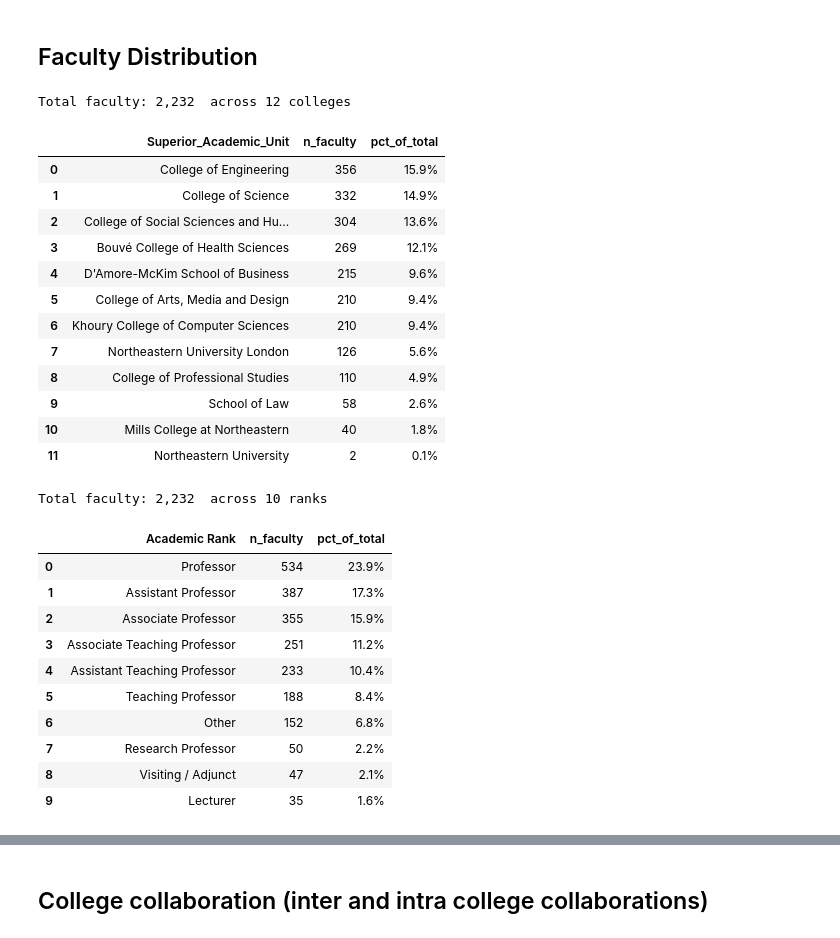
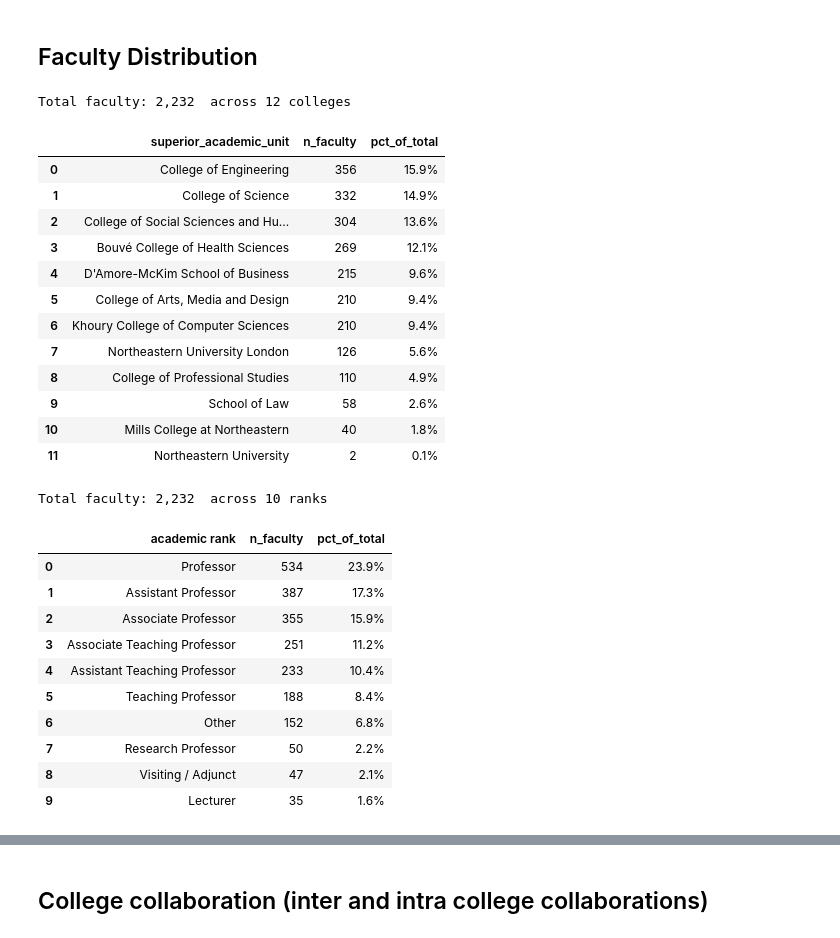
Before and after one commit to ebertini/visualizing-neu, a Jupyter notebook: notebooks/01_schema_overview.ipynb, the cells around one changed output, grey strips where cells are left out. Saved outputs shown, nothing was run; the diff lists cells and outputs as text; code cells hidden in the pictures.

```diff
--- a/notebooks/01_schema_overview.ipynb
+++ b/notebooks/01_schema_overview.ipynb
@@ -145,22 +145,22 @@ top10
 # %%
 # Faculty data already loaded from Parquet in cell 3 as 'faculty'
 # Group by college
 
 by_college = (
-    faculty.groupby('Superior_Academic_Unit', as_index=False)
-    .agg(n_faculty=('Employee ID', 'nunique'))
+    faculty.groupby('superior_academic_unit', as_index=False)
+    .agg(n_faculty=('employee id', 'nunique'))
     .sort_values('n_faculty', ascending=False)
     .reset_index(drop=True)
 )
 
 total = by_college['n_faculty'].sum()
 by_college['pct_of_total'] = (by_college['n_faculty'] / total * 100).apply(lambda x: f'{x:.1f}%')
 
 print(f'Total faculty: {total:,}  across {len(by_college)} colleges')
 by_college
 # %% [output]
 Total faculty: 2,232  across 12 colleges
-|  | Superior_Academic_Unit | n_faculty | pct_of_total |
+|  | superior_academic_unit | n_faculty | pct_of_total |
 | 0 | College of Engineering | 356 | 15.9% |
 | 1 | College of Science | 332 | 14.9% |
 | 2 | College of Social Sciences and Hu... | 304 | 13.6% |
@@ -176,8 +176,8 @@ Total faculty: 2,232  across 12 colleges
 # %%
 # Academic Rank distribution (using already-loaded faculty data)
 by_rank = (
-    faculty.groupby('Academic Rank', as_index=False)
-    .agg(n_faculty=('Employee ID', 'nunique'))
+    faculty.groupby('academic rank', as_index=False)
+    .agg(n_faculty=('employee id', 'nunique'))
     .sort_values('n_faculty', ascending=False)
     .reset_index(drop=True)
 )
@@ -189,7 +189,7 @@ print(f'Total faculty: {total:,}  across {len(by_rank)} ranks')
 by_rank
 # %% [output]
 Total faculty: 2,232  across 10 ranks
-|  | Academic Rank | n_faculty | pct_of_total |
+|  | academic rank | n_faculty | pct_of_total |
 | 0 | Professor | 534 | 23.9% |
 | 1 | Assistant Professor | 387 | 17.3% |
 | 2 | Associate Professor | 355 | 15.9% |
```
Also changed, not shown: parts of 17 cells of this notebook.
